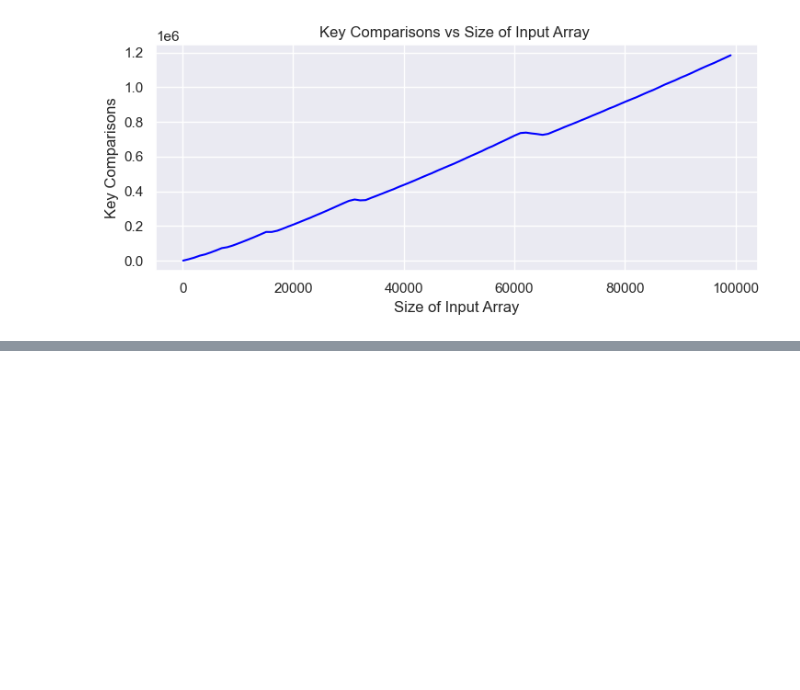
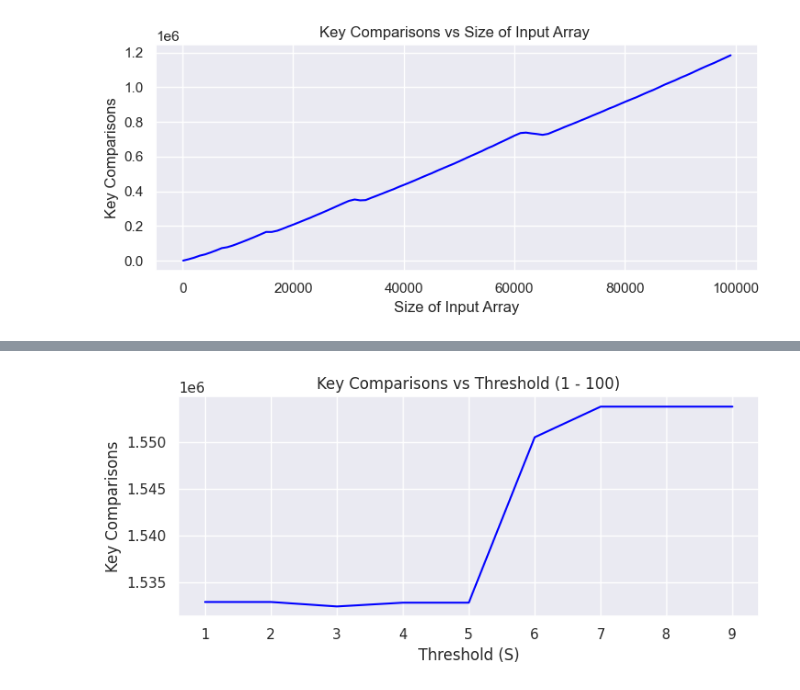
Before and after one commit to emily7lim/algo_Team3, a Jupyter notebook: Project1a.ipynb, the cells around one changed output, grey strips where cells are left out. Saved outputs shown, nothing was run; the diff lists cells and outputs as text; code cells hidden in the pictures; blank space fills up the shorter version.

```diff
--- a/Project1a.ipynb
+++ b/Project1a.ipynb
@@ -325,28 +266,29 @@ plt.show()
 # %%
 #With the input size setuptools fixed, plot the number of key comparisons over different values of S.
-I = randint(1, 100, 100000)
-arr = list(I)
+arr = list(randint(1, 100, 100000))
 finaly =[]
 finalx =[]
 for i in range(1,10):
     threshold = i
     start_time = time.time()
     key_comparisons = hybridSort(arr,threshold)[1]
     end_time = time.time()
     cpu_time_used = end_time - start_time
     #print(f"Threshold S: {i}, Key Comparisons: {key_comparisons}, Time: {cpu_time_used} seconds")
     finaly.append(key_comparisons)
     finalx.append(i)
 
 plt.rcParams["figure.figsize"] = [7.50, 3.50]
 plt.rcParams["figure.autolayout"] = True
 
 x = np.array(finalx)
 y = np.array(finaly)
 
 plt.title("Key Comparisons vs Threshold (1 - 100)")
 plt.ylabel("Key Comparisons")
 plt.xlabel("Threshold (S)")
 plt.plot(x, y, color="blue")
 
 plt.show()
+# %% [output]
+[figure, added]
```
Also changed, not shown: parts of 12 cells of this notebook.
